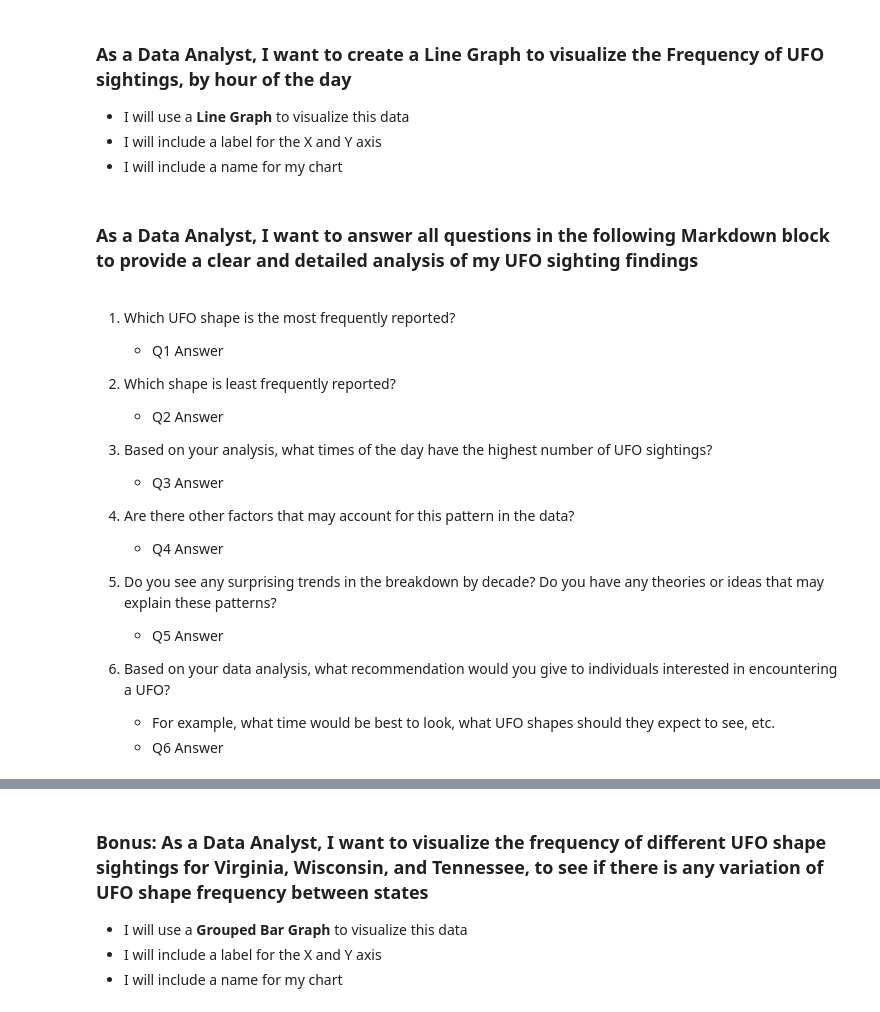
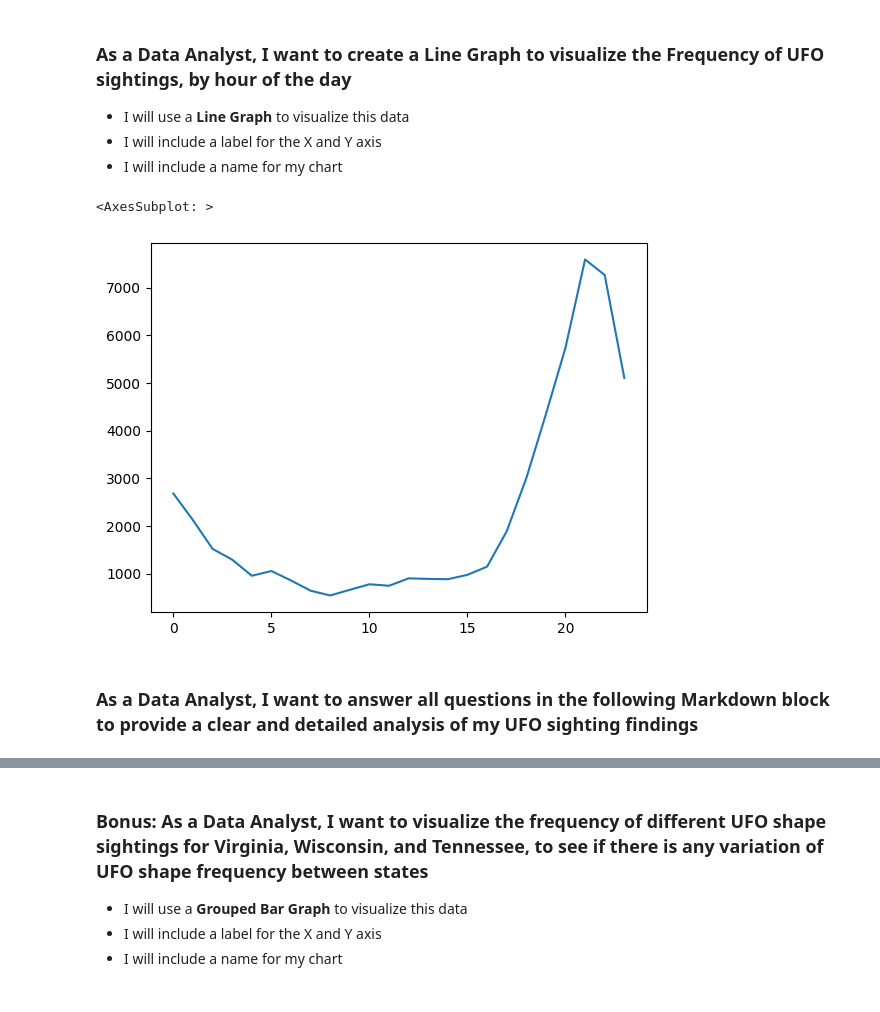
Before and after one commit to C-Skala/ata-Visualization-with-Matplotlib, a Jupyter notebook: Pandas_MatPlotLib_User_Stories.ipynb, the cells around one changed output, grey strips where cells are left out. Cells and saved outputs as stored; diff of their text form; code cells hidden in the pictures.

```diff
--- a/Pandas_MatPlotLib_User_Stories.ipynb
+++ b/Pandas_MatPlotLib_User_Stories.ipynb
@@ -78,24 +147,18 @@ filterdf.head()
 * I will use a **Line Graph** to visualize this data
 * I will include a label for the X and Y axis
 * I will include a name for my chart
+# %%
+filterdf['Hour'] = pd.DatetimeIndex(filterdf['Date_Time']).hour
+
+filterdf['Hour'].value_counts().sort_index().plot.line()
+
+## filterdf.head()
+
+## UFO_Sight_hour = filterdf['Hour'].value_counts()
+
+## UFO_Sight_hour
+# %% [output]
+<AxesSubplot: >
+[figure, added]
 # %% [markdown]
 ### As a Data Analyst, I want to answer all questions in the following Markdown block to provide a **clear and detailed analysis of my UFO sighting findings**
-# %% [markdown]
-1. Which UFO shape is the most frequently reported?
-    * Q1 Answer
-
-2. Which shape is least frequently reported?
-    * Q2 Answer
-
-3. Based on your analysis, what times of the day have the highest number of UFO sightings?
-    * Q3 Answer
-
-4. Are there other factors that may account for this pattern in the data?
-    * Q4 Answer
-
-5. Do you see any surprising trends in the breakdown by decade? Do you have any theories or ideas that may explain these patterns?
-    * Q5 Answer
-
-6. Based on your data analysis, what recommendation would you give to individuals interested in encountering a UFO?
-    * For example, what time would be best to look, what UFO shapes should they expect to see, etc.
-    * Q6 Answer
```
Also changed, not shown: parts of 6 cells of this notebook.
